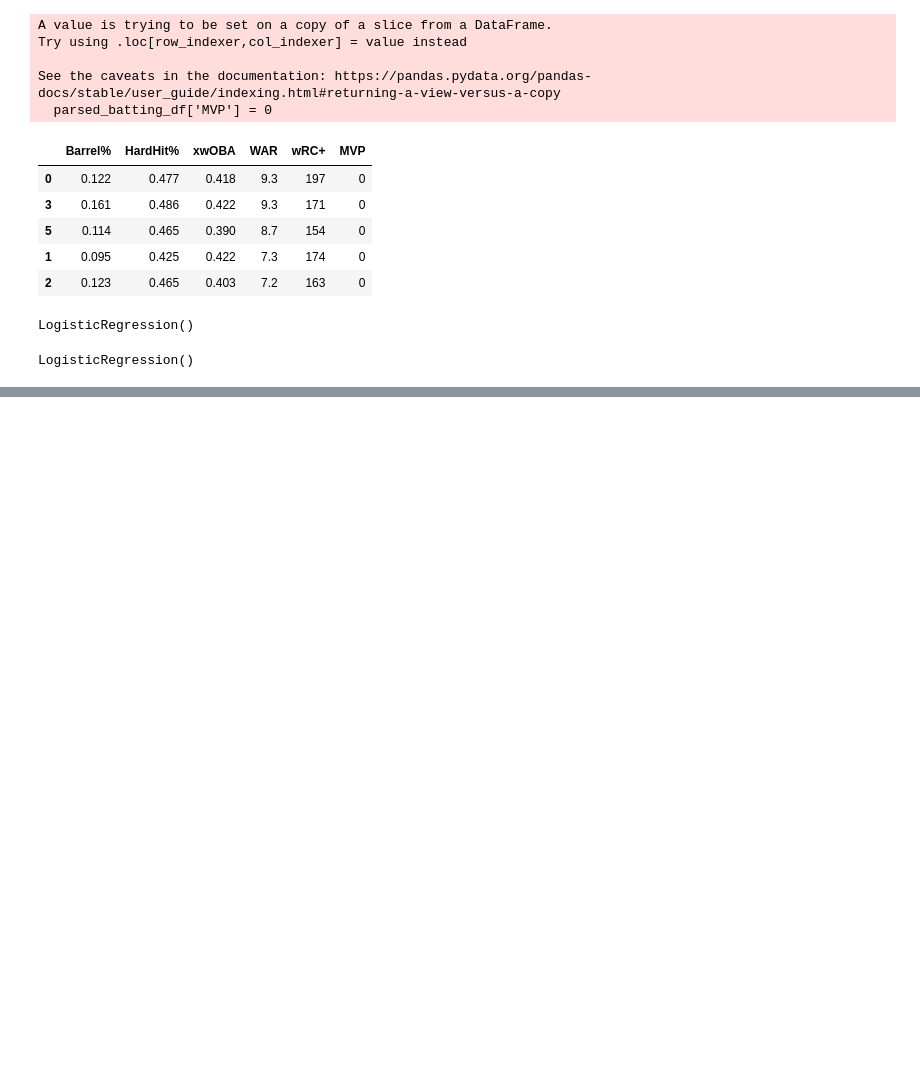
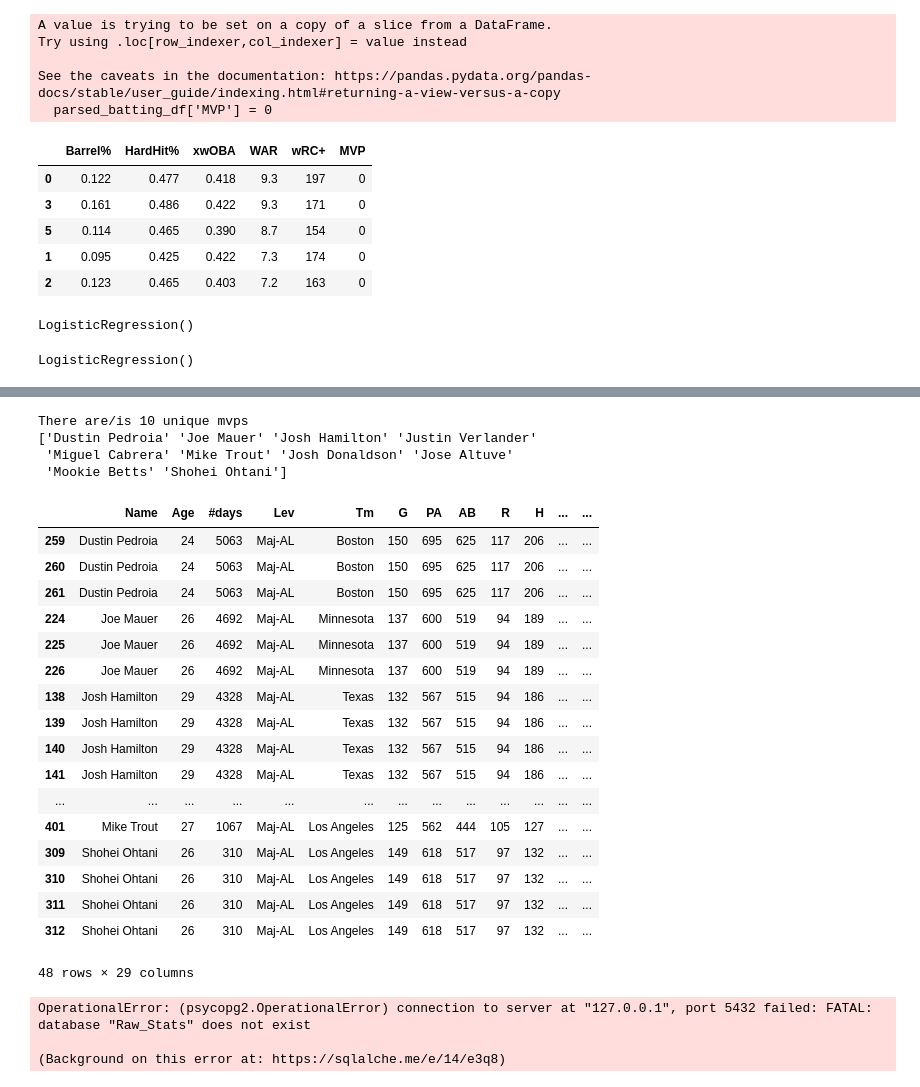
Before and after one commit to lbp12/Moneyball, a Jupyter notebook: MoneyballProjectExploration.ipynb, the cells around one changed output, grey strips where cells are left out. Cells and saved outputs as stored; diff of their text form; code cells hidden in the pictures; blank space fills up the shorter version.

```diff
--- a/MoneyballProjectExploration.ipynb
+++ b/MoneyballProjectExploration.ipynb
@@ -99,0 +169,5 @@ LogisticRegression()
+# %%
+warnings.simplefilter('ignore')
+data_AL = Merger(start_year, end_year, mvp_awards, all_awards, 'Maj-AL')
+
+data_AL.head()
@@ -99,0 +208,34 @@ LogisticRegression()
+# %%
+mvpVerify(data_AL)
+# %% [output]
+There are/is 10 unique mvps
+['Dustin Pedroia' 'Joe Mauer' 'Josh Hamilton' 'Justin Verlander'
+ 'Miguel Cabrera' 'Mike Trout' 'Josh Donaldson' 'Jose Altuve'
+ 'Mookie Betts' 'Shohei Ohtani']
+|  | Name | Age | #days | Lev | Tm | G | PA | AB | R | H | ... | ... |
+| 259 | Dustin Pedroia | 24 | 5063 | Maj-AL | Boston | 150 | 695 | 625 | 117 | 206 | ... | ... |
+| 260 | Dustin Pedroia | 24 | 5063 | Maj-AL | Boston | 150 | 695 | 625 | 117 | 206 | ... | ... |
+| 261 | Dustin Pedroia | 24 | 5063 | Maj-AL | Boston | 150 | 695 | 625 | 117 | 206 | ... | ... |
+| 224 | Joe Mauer | 26 | 4692 | Maj-AL | Minnesota | 137 | 600 | 519 | 94 | 189 | ... | ... |
+| 225 | Joe Mauer | 26 | 4692 | Maj-AL | Minnesota | 137 | 600 | 519 | 94 | 189 | ... | ... |
+| 226 | Joe Mauer | 26 | 4692 | Maj-AL | Minnesota | 137 | 600 | 519 | 94 | 189 | ... | ... |
+| 138 | Josh Hamilton | 29 | 4328 | Maj-AL | Texas | 132 | 567 | 515 | 94 | 186 | ... | ... |
+| 139 | Josh Hamilton | 29 | 4328 | Maj-AL | Texas | 132 | 567 | 515 | 94 | 186 | ... | ... |
+| 140 | Josh Hamilton | 29 | 4328 | Maj-AL | Texas | 132 | 567 | 515 | 94 | 186 | ... | ... |
+| 141 | Josh Hamilton | 29 | 4328 | Maj-AL | Texas | 132 | 567 | 515 | 94 | 186 | ... | ... |
+| ... | ... | ... | ... | ... | ... | ... | ... | ... | ... | ... | ... | ... |
+| 401 | Mike Trout | 27 | 1067 | Maj-AL | Los Angeles | 125 | 562 | 444 | 105 | 127 | ... | ... |
+| 309 | Shohei Ohtani | 26 | 310 | Maj-AL | Los Angeles | 149 | 618 | 517 | 97 | 132 | ... | ... |
+| 310 | Shohei Ohtani | 26 | 310 | Maj-AL | Los Angeles | 149 | 618 | 517 | 97 | 132 | ... | ... |
+| 311 | Shohei Ohtani | 26 | 310 | Maj-AL | Los Angeles | 149 | 618 | 517 | 97 | 132 | ... | ... |
+| 312 | Shohei Ohtani | 26 | 310 | Maj-AL | Los Angeles | 149 | 618 | 517 | 97 | 132 | ... | ... |
+48 rows × 29 columns
+# %%
+engine = create_engine(f"postgresql://postgres:{db_password}@127.0.0.1:5432/Raw_Stats")
+
+data_NL.to_sql(name='NL', con=engine)
+data_AL.to_sql(name='AL', con=engine)
+# %% [output]
+OperationalError: (psycopg2.OperationalError) connection to server at "127.0.0.1", port 5432 failed: FATAL:  database "Raw_Stats" does not exist
+
+(Background on this error at: https://sqlalche.me/e/14/e3q8)
```
Also changed, not shown: parts of 10 cells of this notebook.
